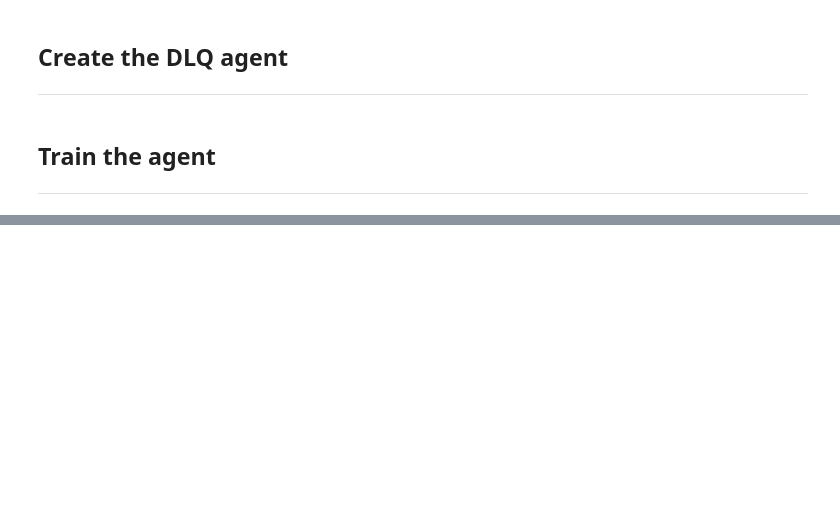
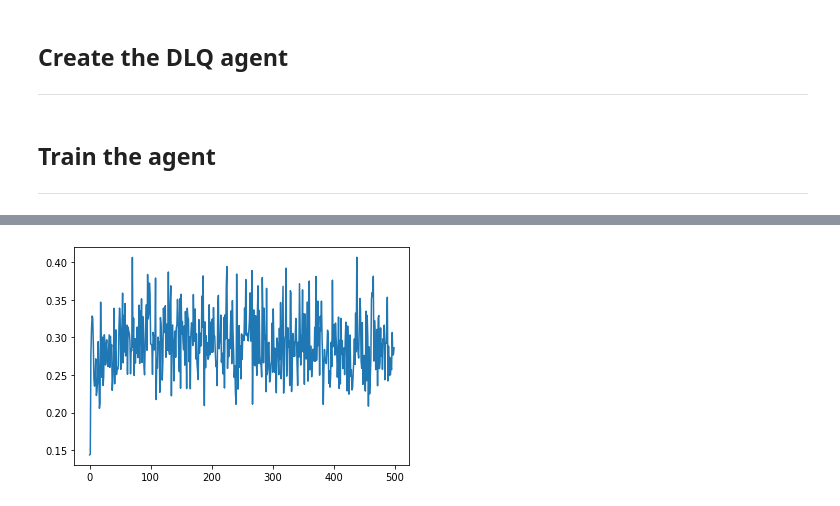
Before and after one commit to guillaumeboniface/bananaland, a Jupyter notebook: solution_walkthrough.ipynb, the cells around one changed output, grey strips where cells are left out. Saved outputs shown, nothing was run; the diff lists cells and outputs as text; code cells hidden in the pictures; blank space fills up the shorter version.

```diff
--- a/solution_walkthrough.ipynb
+++ b/solution_walkthrough.ipynb
@@ -117,0 +130,7 @@ plt.show()
+# %%
+from operator import itemgetter
+losses = [x for x in map(itemgetter(0), health_checks)]
+plt.plot(np.arange(len(losses)), losses)
+plt.show()
+# %% [output]
+[figure, added]
```
Also changed, not shown: parts of 4 cells of this notebook, 3 other files.
